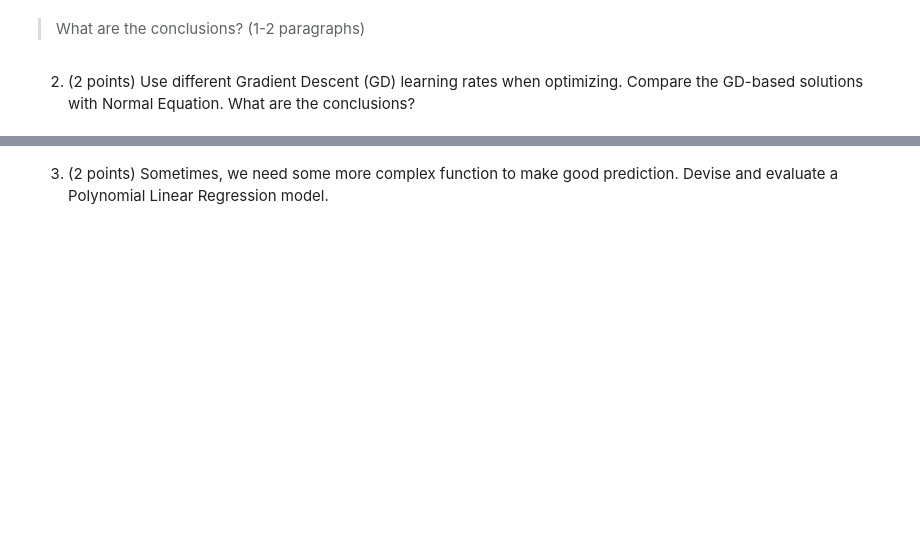
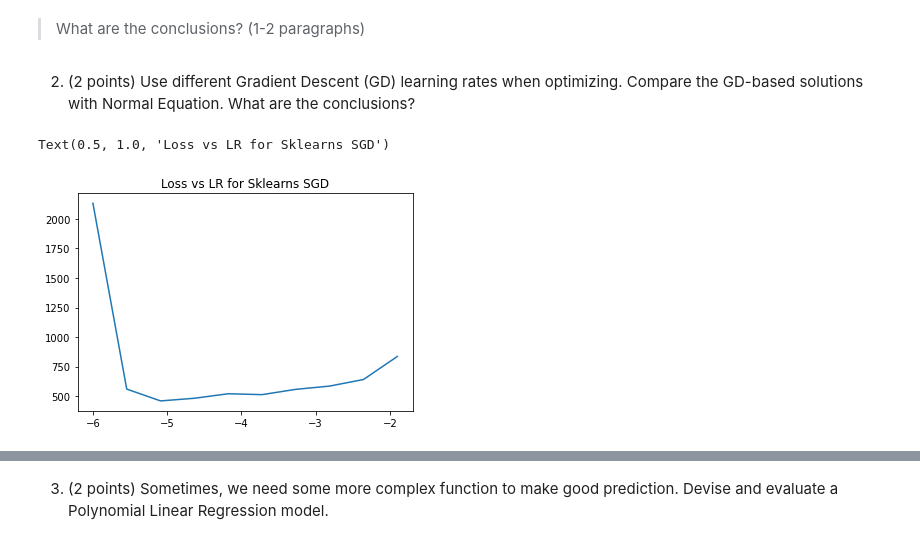
Before and after one commit to AlanGanem/MO444, a Jupyter notebook: regressao_linear/2021s2_mc886mo444_assignment_02.ipynb, the cells around one changed output, grey strips where cells are left out. Cells and saved outputs as stored; diff of their text form; code cells hidden in the pictures; blank space fills up the shorter version.

```diff
--- a/regressao_linear/2021s2_mc886mo444_assignment_02.ipynb
+++ b/regressao_linear/2021s2_mc886mo444_assignment_02.ipynb
@@ -648,0 +650,19 @@ Results with sklearn are very close to customs implementation. Random fluctuatio
+# %%
+# TODO: Gradient Descent (GD) with 3 different learning rates. You can use scikit-learn libraries.
+import warnings
+warnings.filterwarnings('ignore')
+lrs = np.logspace(-6,-1.9, 10)
+mse = []
+for lr in lrs:
+    sklearn_linreg = SGDRegressor(alpha = 0, learning_rate = 'constant', eta0 = lr, ) #replicate same parameters as in custom
+    #sk_pipe = make_pipeline(StandardScaler(), IterativeImputer(), sklearn_linreg)
+    sklearn_linreg.fit(X_train, y_train)
+    sk_preds_test = sklearn_linreg.predict(X_test).flatten()
+    sk_residuals = y_test.flatten() - sk_preds_test
+    mse.append(np.mean(sk_residuals**2))
+
+plt.plot(np.log10(lrs),mse)
+plt.title('Loss vs LR for Sklearns SGD')
+# %% [output]
+Text(0.5, 1.0, 'Loss vs LR for Sklearns SGD')
+[figure, added]
```
Also changed, not shown: parts of 30 cells of this notebook, 5 other files.
